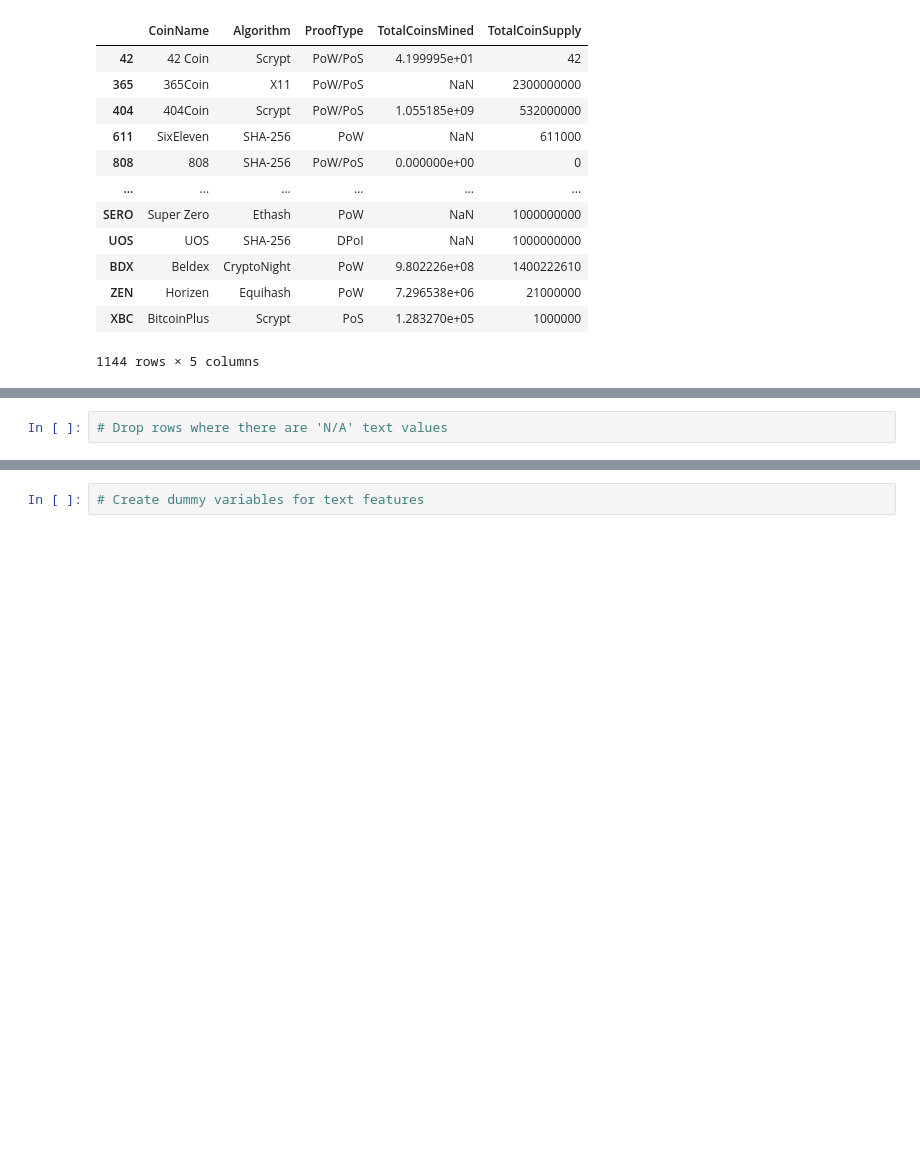
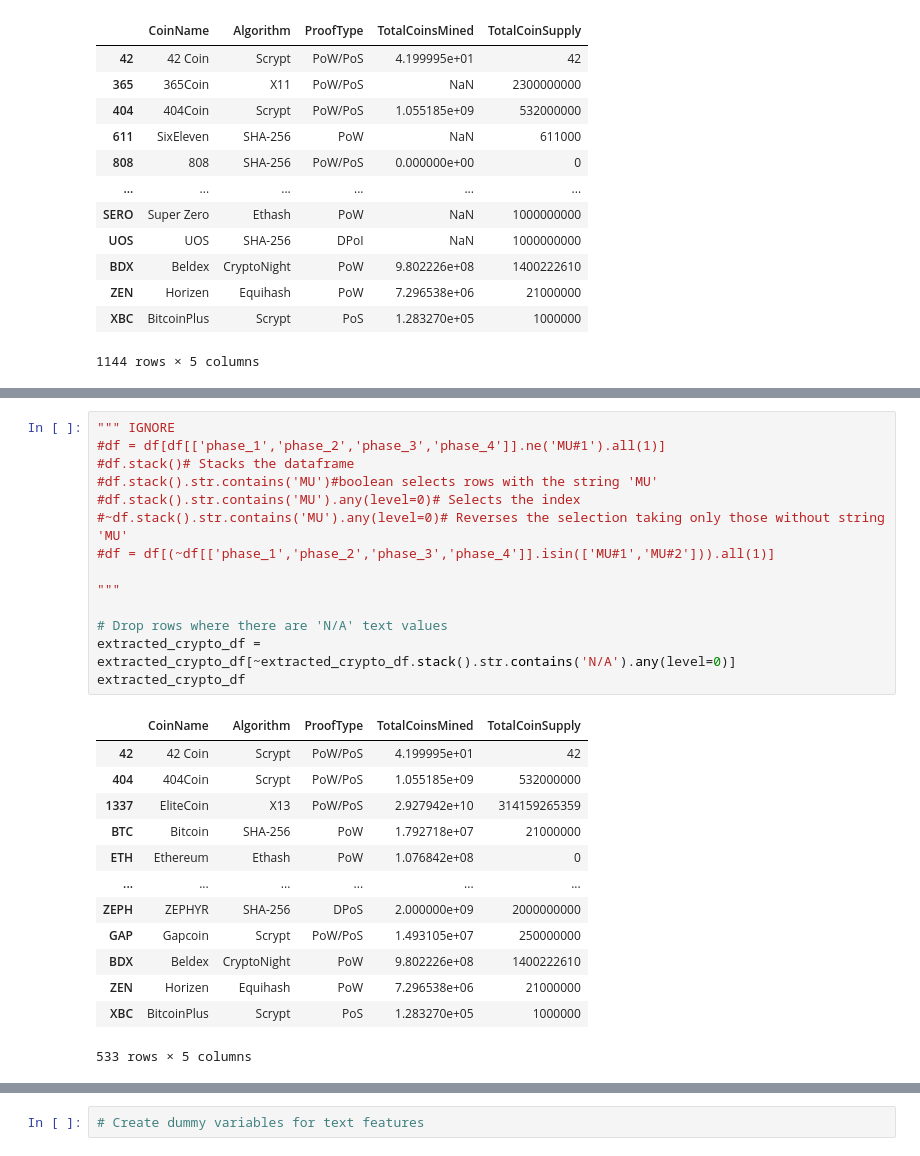
Before and after one commit to cryptillium/clustering-crypto, a Jupyter notebook: crypto_clustering.ipynb, the cells around one changed output, grey strips where cells are left out. Cells and saved outputs as stored; diff of their text form; blank space fills up the shorter version.

```diff
--- a/crypto_clustering.ipynb
+++ b/crypto_clustering.ipynb
@@ -133,4 +168,30 @@ extracted_crypto_df
-# %%
-# Drop rows where there are 'N/A' text values
+# %%
+""" IGNORE
+#df = df[df[['phase_1','phase_2','phase_3','phase_4']].ne('MU#1').all(1)]
+#df.stack()# Stacks the dataframe
+#df.stack().str.contains('MU')#boolean selects rows with the string 'MU'
+#df.stack().str.contains('MU').any(level=0)# Selects the index
+#~df.stack().str.contains('MU').any(level=0)# Reverses the selection taking only those without string 'MU'
+#df = df[(~df[['phase_1','phase_2','phase_3','phase_4']].isin(['MU#1','MU#2'])).all(1)]
+
+"""
+
+# Drop rows where there are 'N/A' text values
+extracted_crypto_df = extracted_crypto_df[~extracted_crypto_df.stack().str.contains('N/A').any(level=0)]
+extracted_crypto_df
+# %% [output]
+|  | CoinName | Algorithm | ProofType | TotalCoinsMined | TotalCoinSupply |
+| 42 | 42 Coin | Scrypt | PoW/PoS | 4.199995e+01 | 42 |
+| 404 | 404Coin | Scrypt | PoW/PoS | 1.055185e+09 | 532000000 |
+| 1337 | EliteCoin | X13 | PoW/PoS | 2.927942e+10 | 314159265359 |
+| BTC | Bitcoin | SHA-256 | PoW | 1.792718e+07 | 21000000 |
+| ETH | Ethereum | Ethash | PoW | 1.076842e+08 | 0 |
+| ... | ... | ... | ... | ... | ... |
+| ZEPH | ZEPHYR | SHA-256 | DPoS | 2.000000e+09 | 2000000000 |
+| GAP | Gapcoin | Scrypt | PoW/PoS | 1.493105e+07 | 250000000 |
+| BDX | Beldex | CryptoNight | PoW | 9.802226e+08 | 1400222610 |
+| ZEN | Horizen | Equihash | PoW | 7.296538e+06 | 21000000 |
+| XBC | BitcoinPlus | Scrypt | PoS | 1.283270e+05 | 1000000 |
+533 rows × 5 columns
 # %%
 # Store the 'CoinName'column in its own DataFrame prior to dropping it from crypto_df
```
Also changed, not shown: parts of 5 cells of this notebook.
